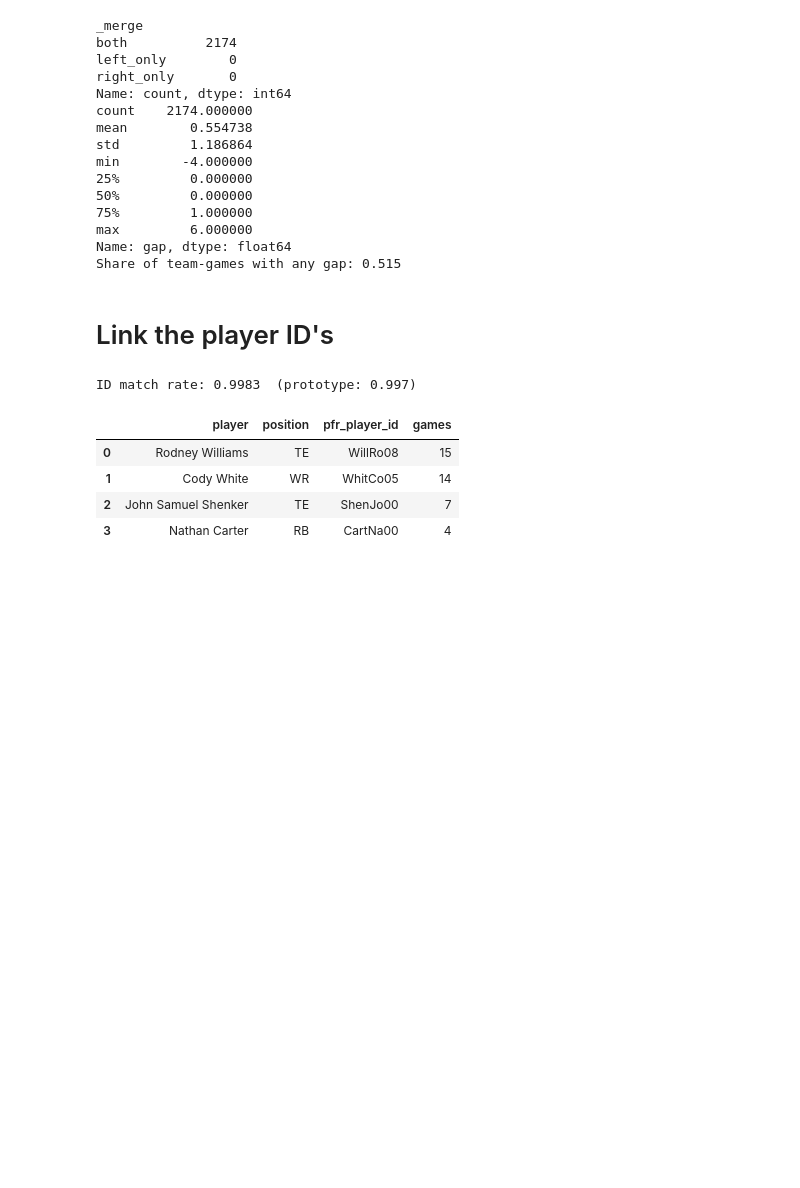
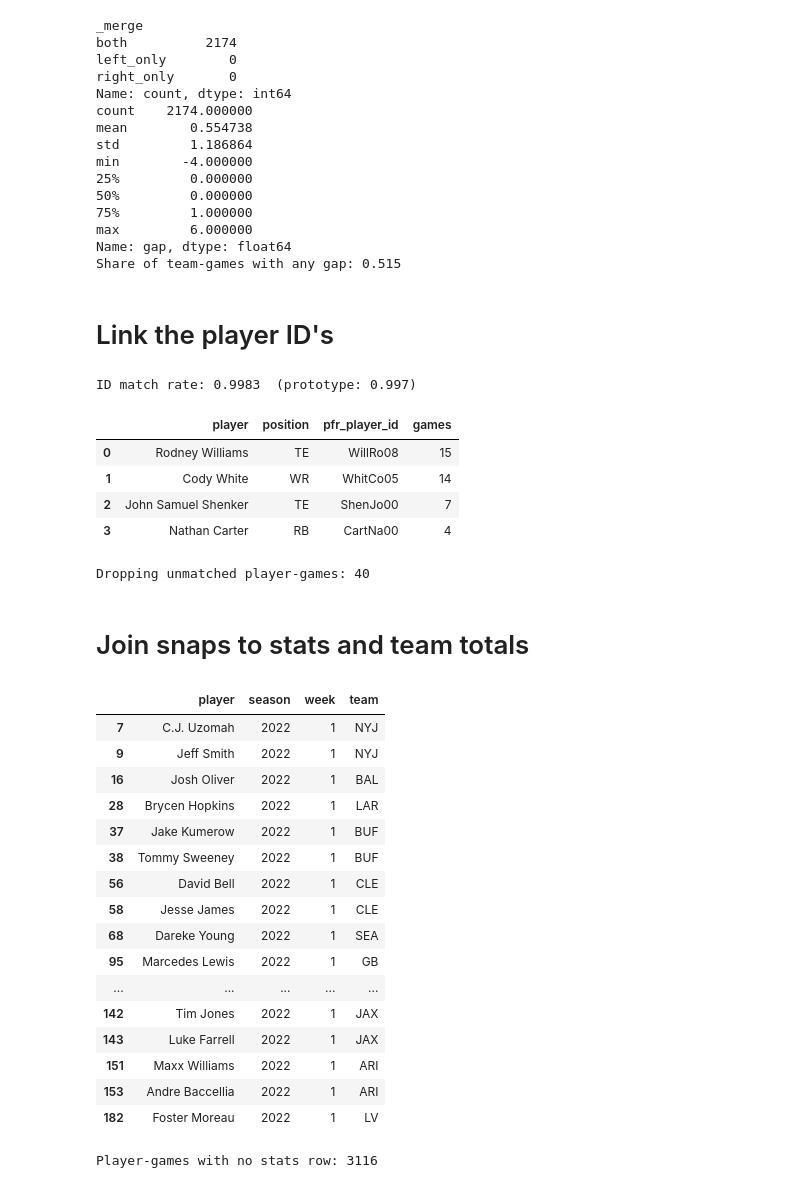
Before and after one commit to KylanHuynh7/RosterWatch, a Jupyter notebook: notebooks/weekly_usage.ipynb, the cells around one changed output. Cells and saved outputs as stored; diff of their text form; code cells hidden in the pictures; blank space fills up the shorter version.

```diff
--- a/notebooks/weekly_usage.ipynb
+++ b/notebooks/weekly_usage.ipynb
@@ -212,6 +217,9 @@ unmatched = (
 display(unmatched.head(20))
 
 assert match_rate >= 0.99, "ID match rate dropped below 99%. Inspect the table above."
+
+print("Dropping unmatched player-games:", skill_snaps["player_id"].isna().sum())
+skill_snaps = skill_snaps.dropna(subset=["player_id"])
 # %% [output]
 ID match rate: 0.9983  (prototype: 0.997)
 |  | player | position | pfr_player_id | games |
@@ -219,3 +227,54 @@ ID match rate: 0.9983  (prototype: 0.997)
 | 1 | Cody White | WR | WhitCo05 | 14 |
 | 2 | John Samuel Shenker | TE | ShenJo00 | 7 |
 | 3 | Nathan Carter | RB | CartNa00 | 4 |
+Dropping unmatched player-games: 40
+# %% [markdown]
+# Join snaps to stats and team totals
+# %%
+join_keys = ["player_id", "season", "week", "team"]
+
+weekly_usage = skill_snaps.merge(
+    stats_reg[join_keys + ["targets", "carries"]],
+    on=join_keys,
+    how="left",
+    validate="one_to_one",
+    indicator=True,
+)
+
+display(
+    weekly_usage.loc[
+        weekly_usage["_merge"] == "left_only",
+        ["player", "season", "week", "team"],
+    ].head(20)
+)
+print("Player-games with no stats row:", (weekly_usage["_merge"] == "left_only").sum())
+
+weekly_usage[["targets", "carries"]] = weekly_usage[["targets", "carries"]].fillna(0)
+
+weekly_usage = weekly_usage.drop(columns="_merge").merge(
+    team_totals,
+    on=["season", "week", "team"],
+    how="left",
+    validate="many_to_one",
+)
+
+assert weekly_usage["team_opportunities"].notna().all(), "Some team totals did not match."
+# %% [output]
+|  | player | season | week | team |
+| 7 | C.J. Uzomah | 2022 | 1 | NYJ |
+| 9 | Jeff Smith | 2022 | 1 | NYJ |
+| 16 | Josh Oliver | 2022 | 1 | BAL |
+| 28 | Brycen Hopkins | 2022 | 1 | LAR |
+| 37 | Jake Kumerow | 2022 | 1 | BUF |
+| 38 | Tommy Sweeney | 2022 | 1 | BUF |
+| 56 | David Bell | 2022 | 1 | CLE |
+| 58 | Jesse James | 2022 | 1 | CLE |
+| 68 | Dareke Young | 2022 | 1 | SEA |
+| 95 | Marcedes Lewis | 2022 | 1 | GB |
+| ... | ... | ... | ... | ... |
+| 142 | Tim Jones | 2022 | 1 | JAX |
+| 143 | Luke Farrell | 2022 | 1 | JAX |
+| 151 | Maxx Williams | 2022 | 1 | ARI |
+| 153 | Andre Baccellia | 2022 | 1 | ARI |
+| 182 | Foster Moreau | 2022 | 1 | LV |
+Player-games with no stats row: 3116
```
Also changed, not shown: parts of 6 cells of this notebook, 2 other files.
